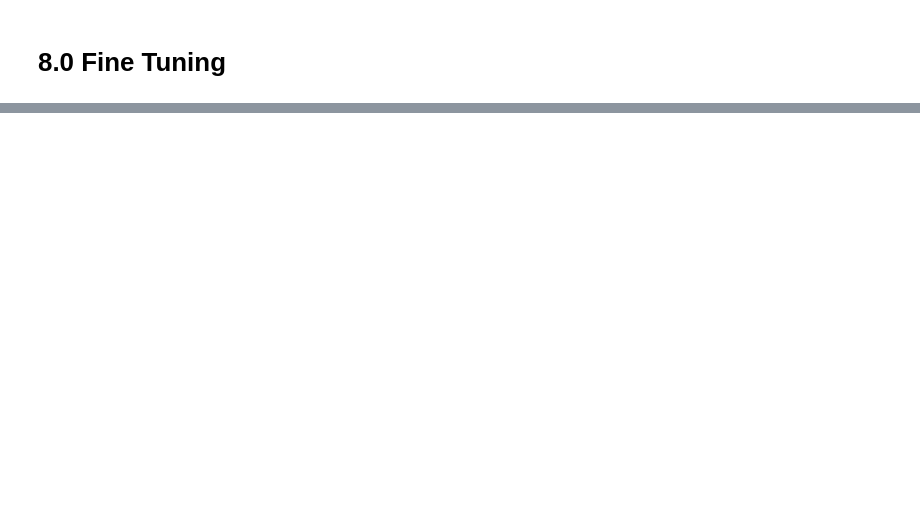
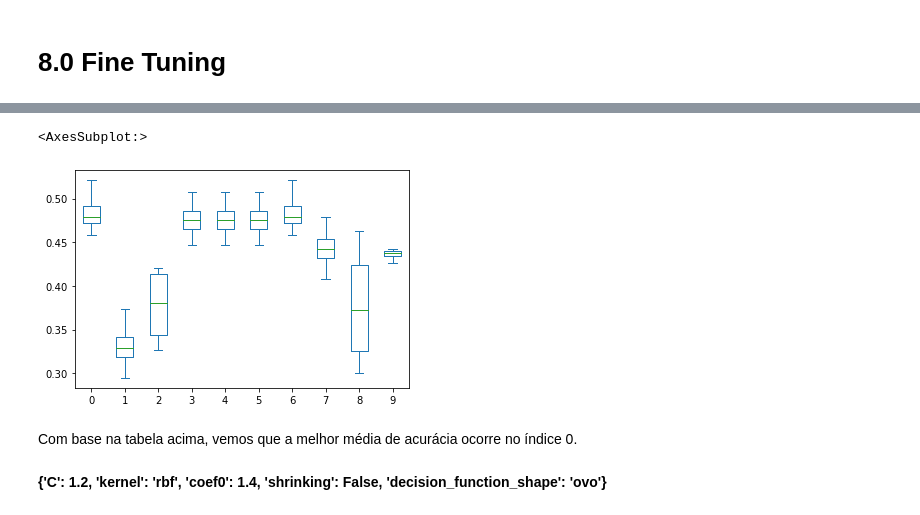
Before and after one commit to mahelvson/FootballPredictions, a Jupyter notebook: notebooks/Análise Final - Prevendo Jogos do Brasileirão.ipynb, the cells around one changed output, grey strips where cells are left out. Saved outputs shown, nothing was run; the diff lists cells and outputs as text; code cells hidden in the pictures; blank space fills up the shorter version.

```diff
--- a/notebooks/Análise Final - Prevendo Jogos do Brasileirão.ipynb
+++ b/notebooks/Análise Final - Prevendo Jogos do Brasileirão.ipynb
@@ -1581,2 +1582,4 @@ Nota-se que o melhor modelo é o <b> SVM que considera apenas 1 temporada </b>,
 # %% [markdown]
 # 8.0 Fine Tuning
+# %%
+df8 = df7.copy()
@@ -1582,0 +1588,32 @@ Nota-se que o melhor modelo é o <b> SVM que considera apenas 1 temporada </b>,
+# %%
+params = {
+    'C': [0.6, 1.0, 1.2, 1.4],
+    'kernel': ['linear', 'rbf', 'sigmoid', 'poly'],
+    'coef0': [0.0, 1.2, 1.4, 1.8, 2.2],
+    'shrinking': [True, False],
+    'decision_function_shape': ['ovr', 'ovo']
+}
+# %%
+final_result = pd.DataFrame()
+
+for i in range(10):
+
+    # escolhe os parâmetros aleatoriamente
+    hp = {k: random.sample(v,1)[0] for k, v in params.items()}
+    print(f'Index: {i}')
+    print(hp)
+
+    # model
+    result = cross_val_temps(3, df8, svm.SVC(random_state = 42,
+                                              C=hp['C'],
+                                              kernel=hp['kernel'],
+                                              coef0=hp['coef0'],
+                                              shrinking=hp['shrinking'],
+                                              decision_function_shape=hp['decision_function_shape']))
+
+
+    # performance
+    final_result = pd.concat([final_result, pd.DataFrame(result).T])
+
+final_result = final_result.reset_index(drop=True)
+final_result.rename(columns={0: '2018', 1: '2019', 2: '2020', 3: '2021'})
@@ -1582,0 +1666,9 @@ Nota-se que o melhor modelo é o <b> SVM que considera apenas 1 temporada </b>,
+# %%
+final_result.T.plot(kind='box')
+# %% [output]
+<AxesSubplot:>
+[figure, added]
+# %% [markdown]
+Com base na tabela acima, vemos que a melhor média de acurácia ocorre no índice 0.
+# %% [markdown]
+<b>{'C': 1.2, 'kernel': 'rbf', 'coef0': 1.4, 'shrinking': False, 'decision_function_shape': 'ovo'}</b>
```
Also changed, not shown: parts of 12 cells of this notebook, 3 other files.
